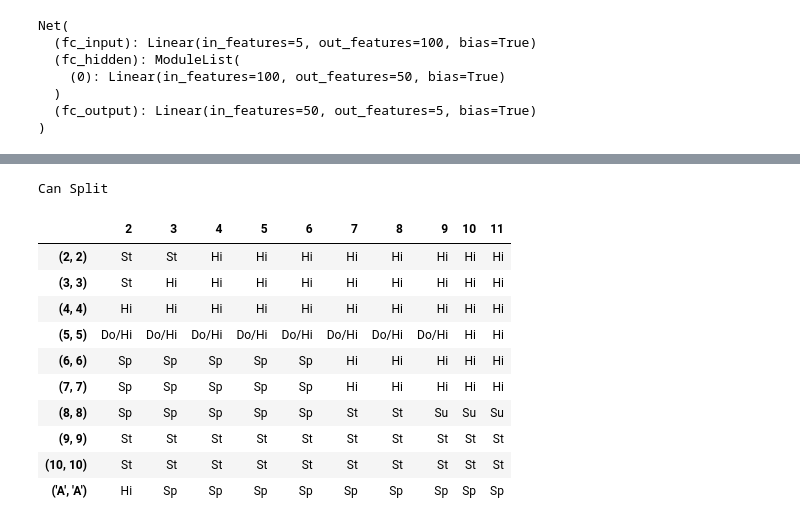
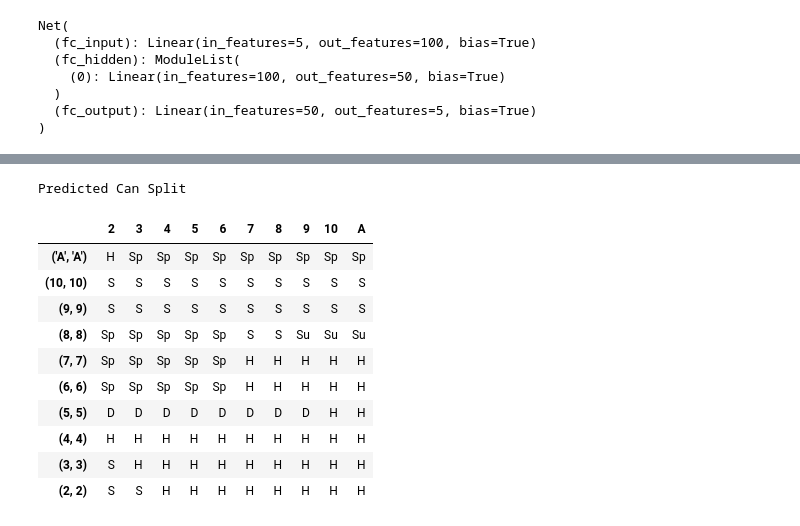
Before and after one commit to petersim1/Blackjack_RL, a Jupyter notebook: Deep_Learning.ipynb, the cells around one changed output, grey strips where cells are left out. Drawn from its saved outputs; the diff is of its cells as text; code cells hidden in the pictures.

Commit message:
re-do logic for generating meshes and tables

```diff
--- a/Deep_Learning.ipynb
+++ b/Deep_Learning.ipynb
@@ -294 +290,4 @@ yes_split = list(filter(lambda x : (not x[0] % 2) and ((x[2] < 0) or (x[0] == 12
+# %%
+hard_grid_v, soft_grid_v, split_grid_v = generate_grid(network, "value")
+hard_grid_s, soft_grid_s, split_grid_s = generate_grid(network, "string")
 # %%
@@ -392,18 +377,20 @@ Yes Useable Ace, Can't Split
 # %%
-value_action = gen_action_tensor(model=network, data=yes_split, avail_actions=["hit", "stay", "double", "split", "surrender"])
-
-print("Can Split")
-show_action_table(value_action, xticks=[(p,p) if p < 11 else ("A","A") for p in range(2,12)])
+print("Predicted Can Split")
+show_action_table(
+    split_grid_s,
+    yticks=[(p,p) if p < 11 else ("A","A") for p in range(11,1, -1)],
+    xticks=list(range(2,11)) + ["A"]
+)
 # %% [output]
-Can Split
+Predicted Can Split
-|  | 2 | 3 | 4 | 5 | 6 | 7 | 8 | 9 | 10 | 11 |
-| (2, 2) | St | St | Hi | Hi | Hi | Hi | Hi | Hi | Hi | Hi |
-| (3, 3) | St | Hi | Hi | Hi | Hi | Hi | Hi | Hi | Hi | Hi |
-| (4, 4) | Hi | Hi | Hi | Hi | Hi | Hi | Hi | Hi | Hi | Hi |
-| (5, 5) | Do/Hi | Do/Hi | Do/Hi | Do/Hi | Do/Hi | Do/Hi | Do/Hi | Do/Hi | Hi | Hi |
-| (6, 6) | Sp | Sp | Sp | Sp | Sp | Hi | Hi | Hi | Hi | Hi |
-| (7, 7) | Sp | Sp | Sp | Sp | Sp | Hi | Hi | Hi | Hi | Hi |
-| (8, 8) | Sp | Sp | Sp | Sp | Sp | St | St | Su | Su | Su |
-| (9, 9) | St | St | St | St | St | St | St | St | St | St |
-| (10, 10) | St | St | St | St | St | St | St | St | St | St |
-| ('A', 'A') | Hi | Sp | Sp | Sp | Sp | Sp | Sp | Sp | Sp | Sp |
+|  | 2 | 3 | 4 | 5 | 6 | 7 | 8 | 9 | 10 | A |
+| ('A', 'A') | H | Sp | Sp | Sp | Sp | Sp | Sp | Sp | Sp | Sp |
+| (10, 10) | S | S | S | S | S | S | S | S | S | S |
+| (9, 9) | S | S | S | S | S | S | S | S | S | S |
+| (8, 8) | Sp | Sp | Sp | Sp | Sp | S | S | Su | Su | Su |
+| (7, 7) | Sp | Sp | Sp | Sp | Sp | H | H | H | H | H |
+| (6, 6) | Sp | Sp | Sp | Sp | Sp | H | H | H | H | H |
+| (5, 5) | D | D | D | D | D | D | D | D | H | H |
+| (4, 4) | H | H | H | H | H | H | H | H | H | H |
+| (3, 3) | S | H | H | H | H | H | H | H | H | H |
+| (2, 2) | S | S | H | H | H | H | H | H | H | H |
```
Also changed, not shown: parts of 8 cells of this notebook, 4 other files.
